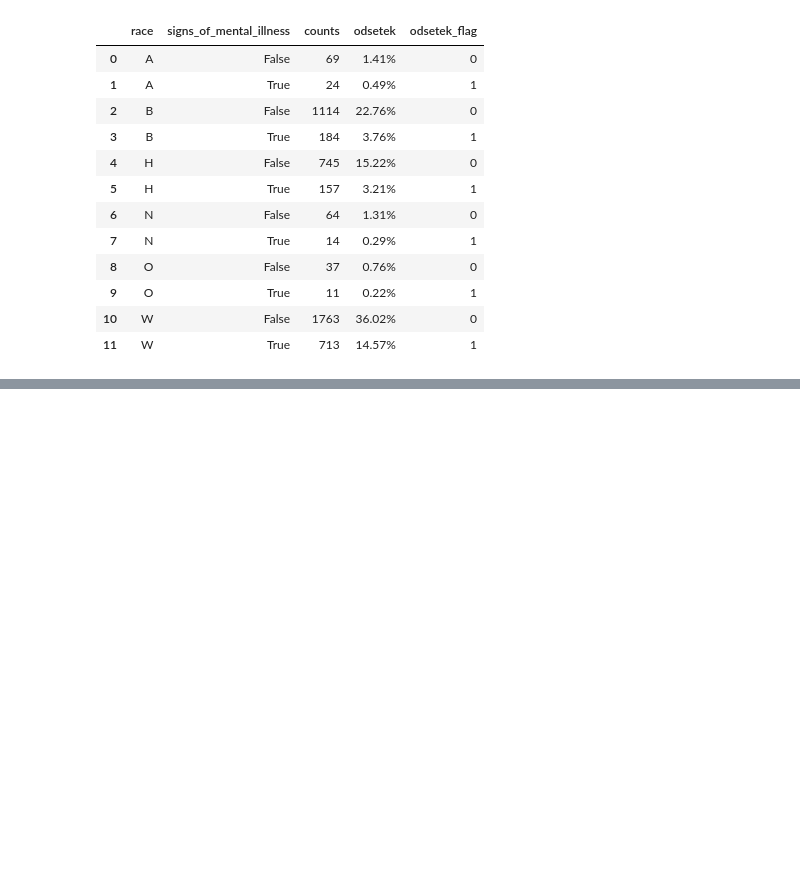
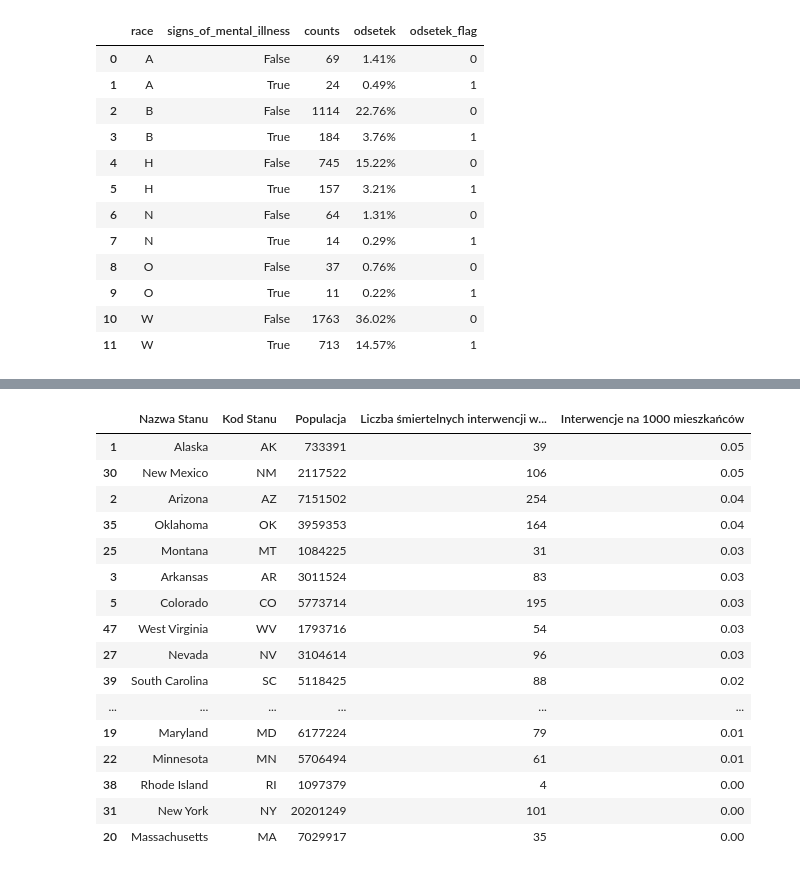
Before and after one commit to dawwed98/koddila, a Jupyter notebook: przestepczosc_USA.ipynb, the cells around one changed output, grey strips where cells are left out. Saved outputs shown, nothing was run; the diff lists cells and outputs as text; code cells hidden in the pictures; blank space fills up the shorter version.

```diff
--- a/przestepczosc_USA.ipynb
+++ b/przestepczosc_USA.ipynb
@@ -92,0 +75,63 @@ df
+# %%
+# Wczytaj do projektu dane dotyczące populacji w poszczególnych stanach USA oraz dane dotyczące skrótów poszczególnych stanów. Połącz te bazy danych w taki sposób, aby móc policzyć do ilu incydentów w bazie dotyczącej śmiertelnych interwencji doszło w przeliczeniu na 1000 mieszkańców każdego ze stanów.
+# Dane o śmiertelnych interwencjach wczytanie ich z pliku fatal-police-shootings-data.csv
+
+fatal_df = pd.read_csv('fatal-police-shootings-data.csv')
+fatal_df = fatal_df[['id', 'state']]
+fatal_df.columns = ['id', 'kod_stanu']
+fatal_df_grouped = fatal_df.groupby('kod_stanu').size().reset_index(name='counts')
+fatal_df_grouped = fatal_df_grouped.sort_index(ascending=False)
+
+# Wczytaj dane o populacji i skrótach stanów
+terytorium_USA = pd.read_html('https://en.wikipedia.org/wiki/List_of_U.S._state_and_territory_abbreviations')
+
+# Wybierz odpowiednią tabelę z listy
+terytorium_USA= terytorium_USA[1]
+#  przefiltruj dane, aby wybrać tylko te, które mają status 'State'
+# Filter the rows where the 'Status of region' column contains 'State'
+df_filtered_terytorium = terytorium_USA[terytorium_USA[('Status of region', 'Status of region')].str.contains('State', na=False)]
+
+# Select the required columns by their correct multi-level names
+df_filtered_terytorium = df_filtered_terytorium[[('Name', 'Name'), ('ANSI', 'Unnamed: 3_level_1')]]
+
+# Rename the columns for easier access
+df_filtered_terytorium.columns = ['State Name', 'kod_stanu']
+
+populacja_USA = pd.read_html('https://simple.wikipedia.org/wiki/List_of_U.S._states_by_population')
+populacja_USA = populacja_USA[0]
+populacja_USA = populacja_USA[['State', 'Census population, April 1, 2020 [1][2]']]
+# zmiana nazwy kolumny na 'Population'
+populacja_USA.columns = ['State', 'Population']
+
+# Połączenie danych o populacji i skrótach stanów i smierci interwencji
+merged_df = pd.merge(df_filtered_terytorium, fatal_df_grouped, on='kod_stanu', how='inner')
+merged_df = pd.merge(merged_df, populacja_USA, left_on='State Name', right_on='State', how='inner')
+# Wybierz tylko kolumny, które są potrzebne do dalszej analizy
+merged_df = merged_df[['State Name', 'kod_stanu','Population', 'counts']]
+merged_df.columns = ['Nazwa Stanu', 'Kod Stanu','Populacja', 'Liczba śmiertelnych interwencji w stanie']
+# Dodaj kolumnę z liczbą interwencji w przeliczeniu na 1000 mieszkańców
+merged_df['Interwencje na 1000 mieszkańców'] = (merged_df['Liczba śmiertelnych interwencji w stanie'] / merged_df['Populacja']) * 1000
+merged_df['Interwencje na 1000 mieszkańców'] = merged_df['Interwencje na 1000 mieszkańców'].apply(lambda x: '{:.2f}'.format(x))
+# Sortowanie danych według liczby interwencji na 1000 mieszkańców
+merged_df = merged_df.sort_values(by='Interwencje na 1000 mieszkańców', ascending=False)
+# Wybierz tylko 50 pierwszych stanów
+merged_df = merged_df.head(50)
+merged_df
+# %% [output]
+|  | Nazwa Stanu | Kod Stanu | Populacja | Liczba śmiertelnych interwencji w... | Interwencje na 1000 mieszkańców |
+| 1 | Alaska | AK | 733391 | 39 | 0.05 |
+| 30 | New Mexico | NM | 2117522 | 106 | 0.05 |
+| 2 | Arizona | AZ | 7151502 | 254 | 0.04 |
+| 35 | Oklahoma | OK | 3959353 | 164 | 0.04 |
+| 25 | Montana | MT | 1084225 | 31 | 0.03 |
+| 3 | Arkansas | AR | 3011524 | 83 | 0.03 |
+| 5 | Colorado | CO | 5773714 | 195 | 0.03 |
+| 47 | West Virginia | WV | 1793716 | 54 | 0.03 |
+| 27 | Nevada | NV | 3104614 | 96 | 0.03 |
+| 39 | South Carolina | SC | 5118425 | 88 | 0.02 |
+| ... | ... | ... | ... | ... | ... |
+| 19 | Maryland | MD | 6177224 | 79 | 0.01 |
+| 22 | Minnesota | MN | 5706494 | 61 | 0.01 |
+| 38 | Rhode Island | RI | 1097379 | 4 | 0.00 |
+| 31 | New York | NY | 20201249 | 101 | 0.00 |
+| 20 | Massachusetts | MA | 7029917 | 35 | 0.00 |
```
Also changed, not shown: parts of 3 cells of this notebook, 4 other files.
